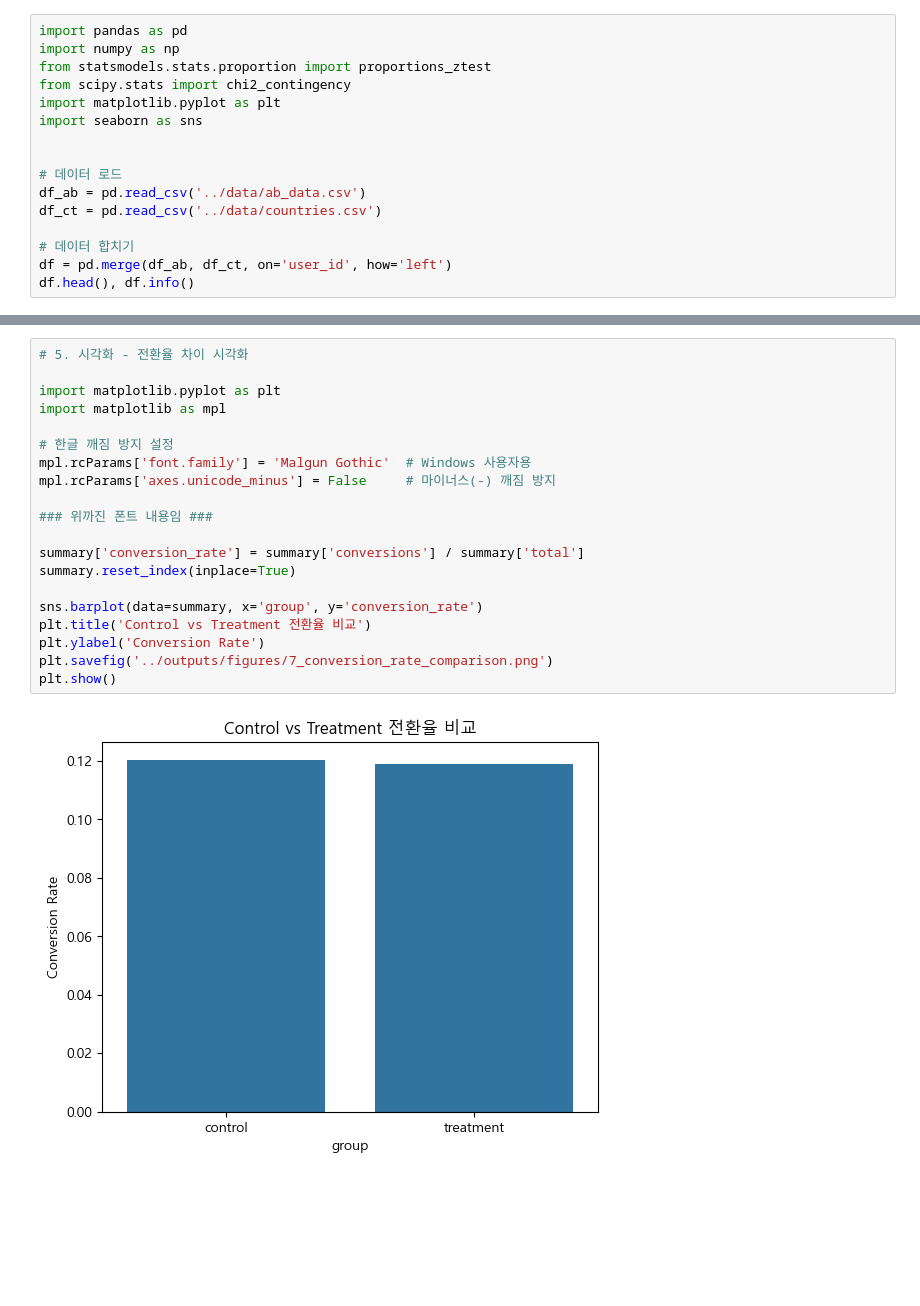
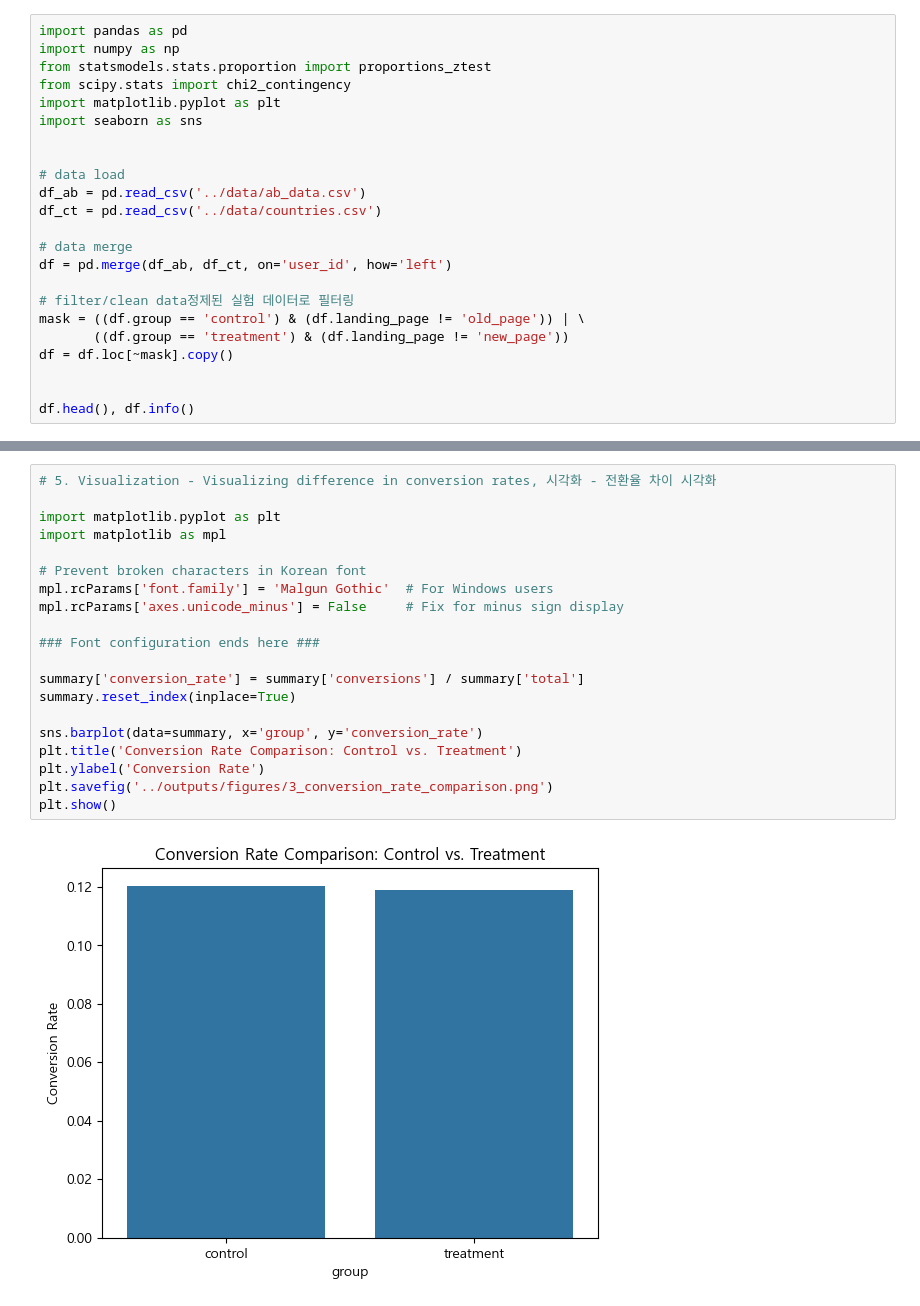
Before and after one commit to Junemo-hub/ab-test-experiment-design, a Jupyter notebook: 01_abtest_ecommerce_2022/notebooks/02_ab_test_analysis.ipynb, the cells around one changed output, grey strips where cells are left out. Cells and saved outputs as stored; diff of their text form; blank space fills up the shorter version.

```diff
--- a/01_abtest_ecommerce_2022/notebooks/02_ab_test_analysis.ipynb
+++ b/01_abtest_ecommerce_2022/notebooks/02_ab_test_analysis.ipynb
@@ -7,12 +7,19 @@ import matplotlib.pyplot as plt
 import seaborn as sns
 
 
-# 데이터 로드
+# data load
 df_ab = pd.read_csv('../data/ab_data.csv')
 df_ct = pd.read_csv('../data/countries.csv')
 
-# 데이터 합치기
+# data merge
 df = pd.merge(df_ab, df_ct, on='user_id', how='left')
+
+# filter/clean data정제된 실험 데이터로 필터링
+mask = ((df.group == 'control') & (df.landing_page != 'old_page')) | \
+       ((df.group == 'treatment') & (df.landing_page != 'new_page'))
+df = df.loc[~mask].copy()
+
+
 df.head(), df.info()
 # %% [output]
 <class 'pandas.core.frame.DataFrame'>
@@ -98,25 +105,25 @@ Cohen's h (효과 크기): 0.0046
 # %%
-# 5. 시각화 - 전환율 차이 시각화
+# 5. Visualization - Visualizing difference in conversion rates, 시각화 - 전환율 차이 시각화
 
 import matplotlib.pyplot as plt
 import matplotlib as mpl
 
-# 한글 깨짐 방지 설정
-mpl.rcParams['font.family'] = 'Malgun Gothic'  # Windows 사용자용
-mpl.rcParams['axes.unicode_minus'] = False     # 마이너스(-) 깨짐 방지
+# Prevent broken characters in Korean font
+mpl.rcParams['font.family'] = 'Malgun Gothic'  # For Windows users
+mpl.rcParams['axes.unicode_minus'] = False     # Fix for minus sign display
 
-### 위까진 폰트 내용임 ###
+### Font configuration ends here ###
 
 summary['conversion_rate'] = summary['conversions'] / summary['total']
 summary.reset_index(inplace=True)
 
 sns.barplot(data=summary, x='group', y='conversion_rate')
-plt.title('Control vs Treatment 전환율 비교')
+plt.title('Conversion Rate Comparison: Control vs. Treatment')
 plt.ylabel('Conversion Rate')
-plt.savefig('../outputs/figures/7_conversion_rate_comparison.png')
+plt.savefig('../outputs/figures/3_conversion_rate_comparison.png')
 plt.show()
 # %% [output]
-[figure, old version]
+[figure, new version]
 # %%
 import statsmodels.api as sm
 
```
Also changed, not shown: parts of 6 cells of this notebook, 3 other files.
